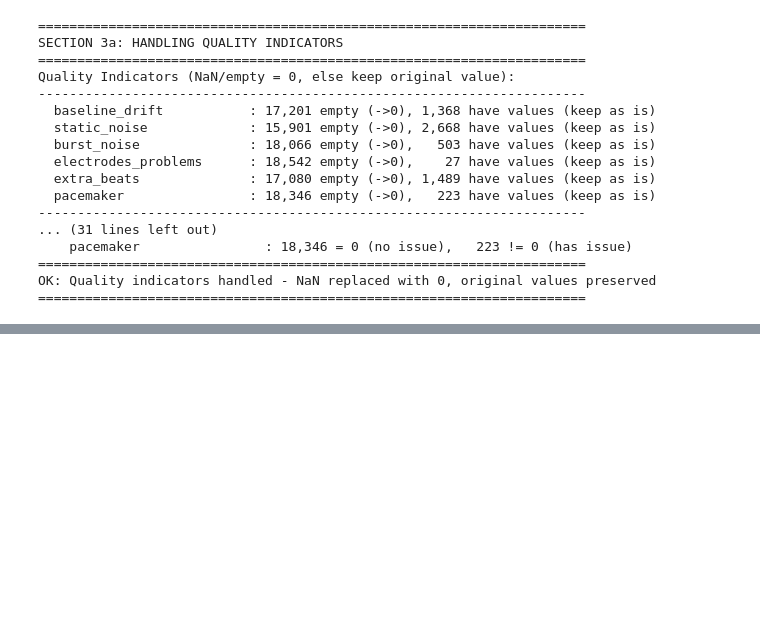
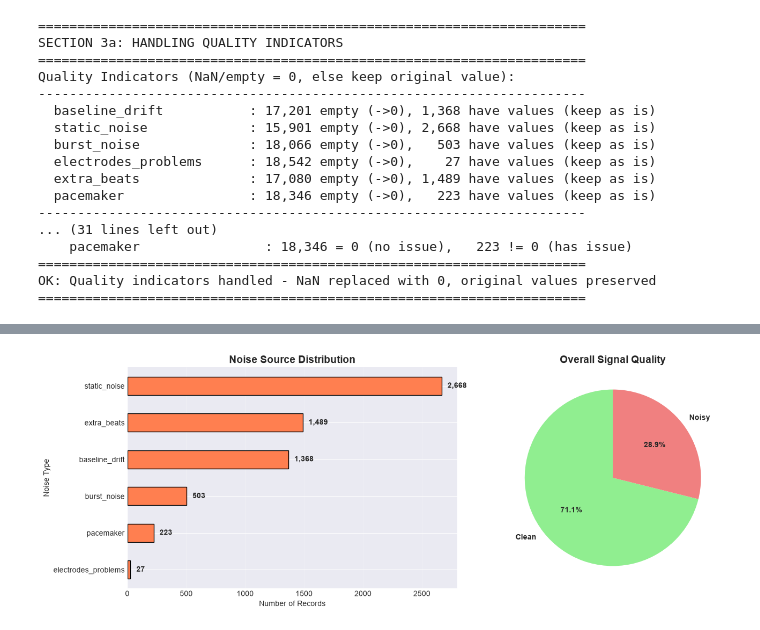
Before and after one commit to abhairwal-usd/intro_ai_ml_aai501, a Jupyter notebook: 01_Data_Prepare_EDA/01_data_exploration.ipynb, the cells around one changed output, grey strips where cells are left out. Saved outputs shown, nothing was run; the diff lists cells and outputs as text; code cells hidden in the pictures; blank space fills up the shorter version.

Commit message:
Added Data cleanup step

```diff
--- a/01_Data_Prepare_EDA/01_data_exploration.ipynb
+++ b/01_Data_Prepare_EDA/01_data_exploration.ipynb
@@ -626,16 +619,0 @@ Comprehensive analysis of the cleaned PTB-XL dataset.
-# %%
-print("="*70)
-print("DATASET OVERVIEW")
-print("="*70)
-
-print(f"\nShape: {df.shape}")
-print(f"  Records: {len(df):,}")
-print(f"  Features: {len(df.columns)}")
-print(f"  Unique patients: {df['patient_id'].nunique():,}")
-
-print(f"\nData Types:")
-print(df.dtypes.value_counts())
-
-print(f"\nColumn List ({len(df.columns)} total):")
-for i, col in enumerate(df.columns, 1):
-    print(f"  {i:2d}. {col:30s} ({df[col].dtype})")
@@ -1244,0 +935,30 @@ HYP: 2183
+# %%
+# Visualize noise analysis
+if existing_quality:
+    fig, axes = plt.subplots(1, 2, figsize=(14, 5))
+
+    # 1. Noise distribution
+    ax1 = axes[0]
+    noise_counts = pd.Series({k: v['issues'] for k, v in noise_stats.items()}).sort_values(ascending=True)
+    noise_counts.plot(kind='barh', ax=ax1, color='coral', edgecolor='black')
+    ax1.set_xlabel('Number of Records')
+    ax1.set_ylabel('Noise Type')
+    ax1.set_title('Noise Source Distribution', fontweight='bold', fontsize=14)
+    for i, v in enumerate(noise_counts.values):
+        ax1.text(v + 50, i, f'{v:,}', va='center', fontweight='bold')
+    ax1.grid(True, alpha=0.3, axis='x')
+
+    # 2. Clean vs Noisy
+    ax2 = axes[1]
+    ax2.pie([clean_records, noisy_records],
+            labels=['Clean', 'Noisy'],
+            autopct='%1.1f%%',
+            colors=['lightgreen', 'lightcoral'],
+            startangle=90,
+            textprops={'fontweight': 'bold'})
+    ax2.set_title('Overall Signal Quality', fontweight='bold', fontsize=14)
+
+    plt.tight_layout()
+    plt.show()
+# %% [output]
+[figure, added]
```
Also changed, not shown: parts of 35 cells of this notebook.
